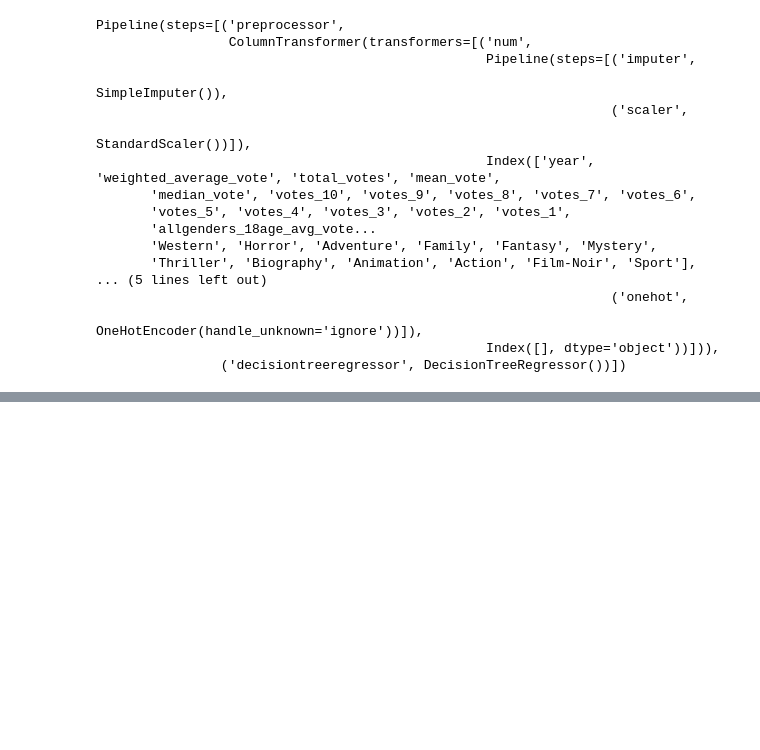
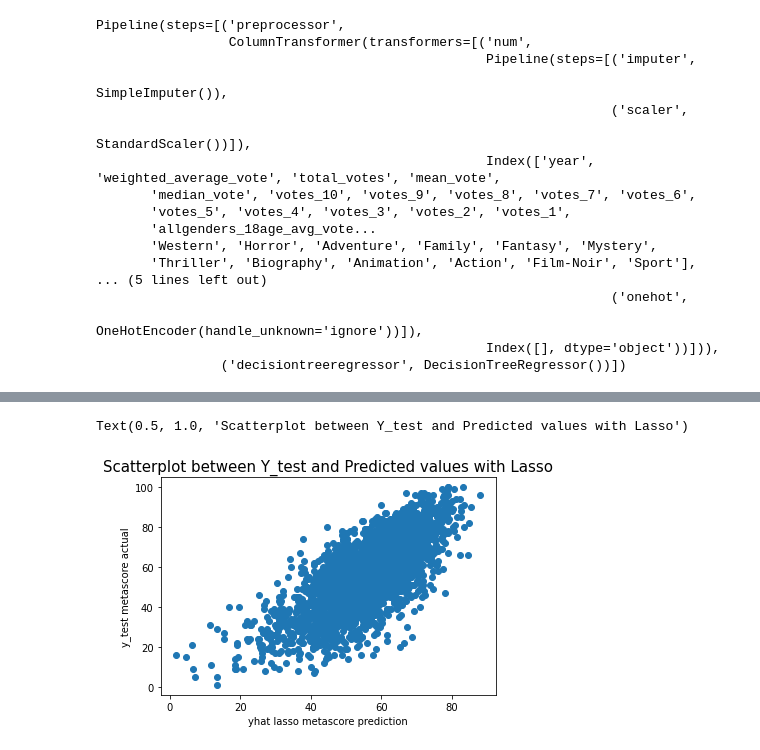
Before and after one commit to stat426-fall2021/final-project-zoom-crew, a Jupyter notebook: movie_modeling.ipynb, the cells around one changed output, grey strips where cells are left out. Drawn from its saved outputs; the diff is of its cells as text; code cells hidden in the pictures; blank space fills up the shorter version.

Commit message:
Added plots to the movie modeling

```diff
--- a/movie_modeling.ipynb
+++ b/movie_modeling.ipynb
@@ -207,0 +208,8 @@ print(np.mean(RMSE_dt)*-1)
+# %%
+plt.scatter(yhat_las, y_test['metascore'])
+plt.xlabel("yhat lasso metascore prediction")
+plt.ylabel("y_test metascore actual")
+plt.title("Scatterplot between Y_test and Predicted values with Lasso", fontsize=15)
+# %% [output]
+Text(0.5, 1.0, 'Scatterplot between Y_test and Predicted values with Lasso')
+[figure, added]
```
Also changed, not shown: parts of 8 cells of this notebook.
